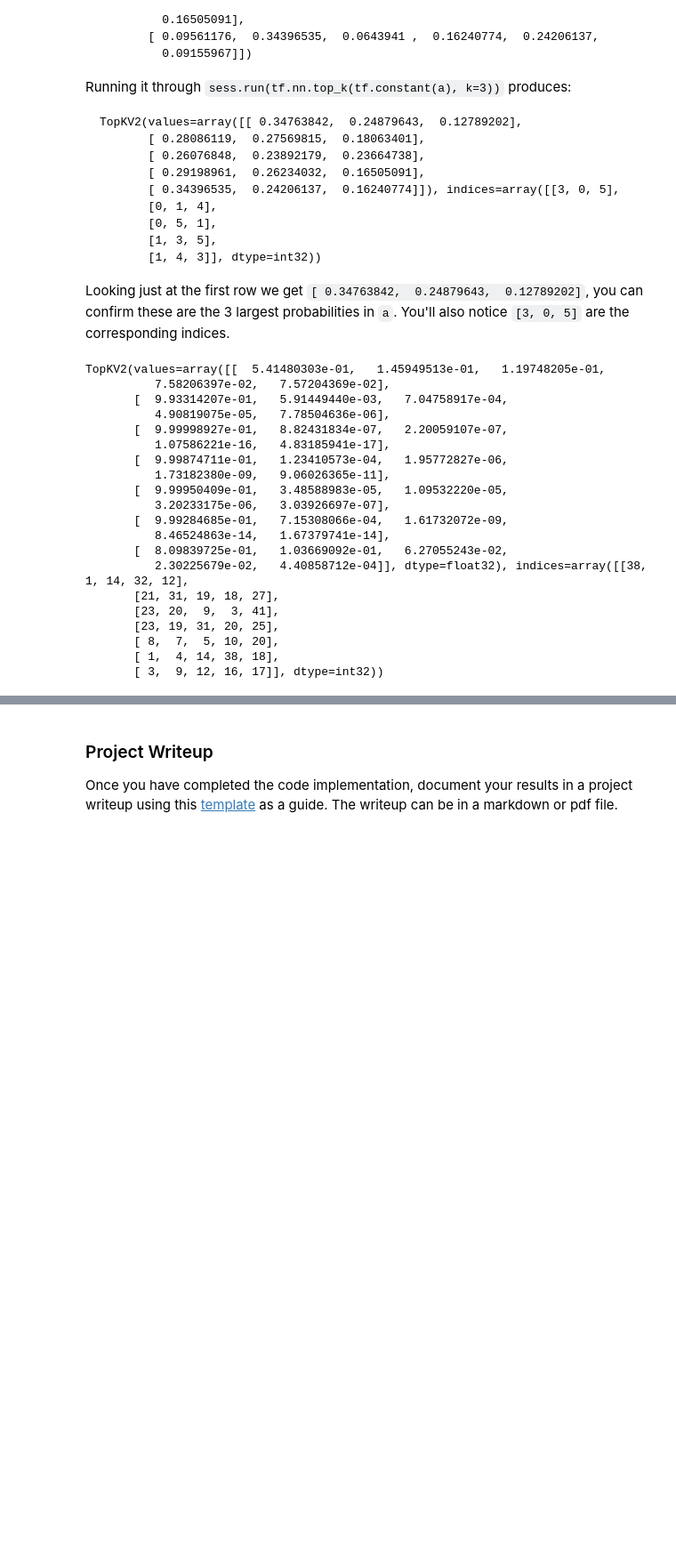
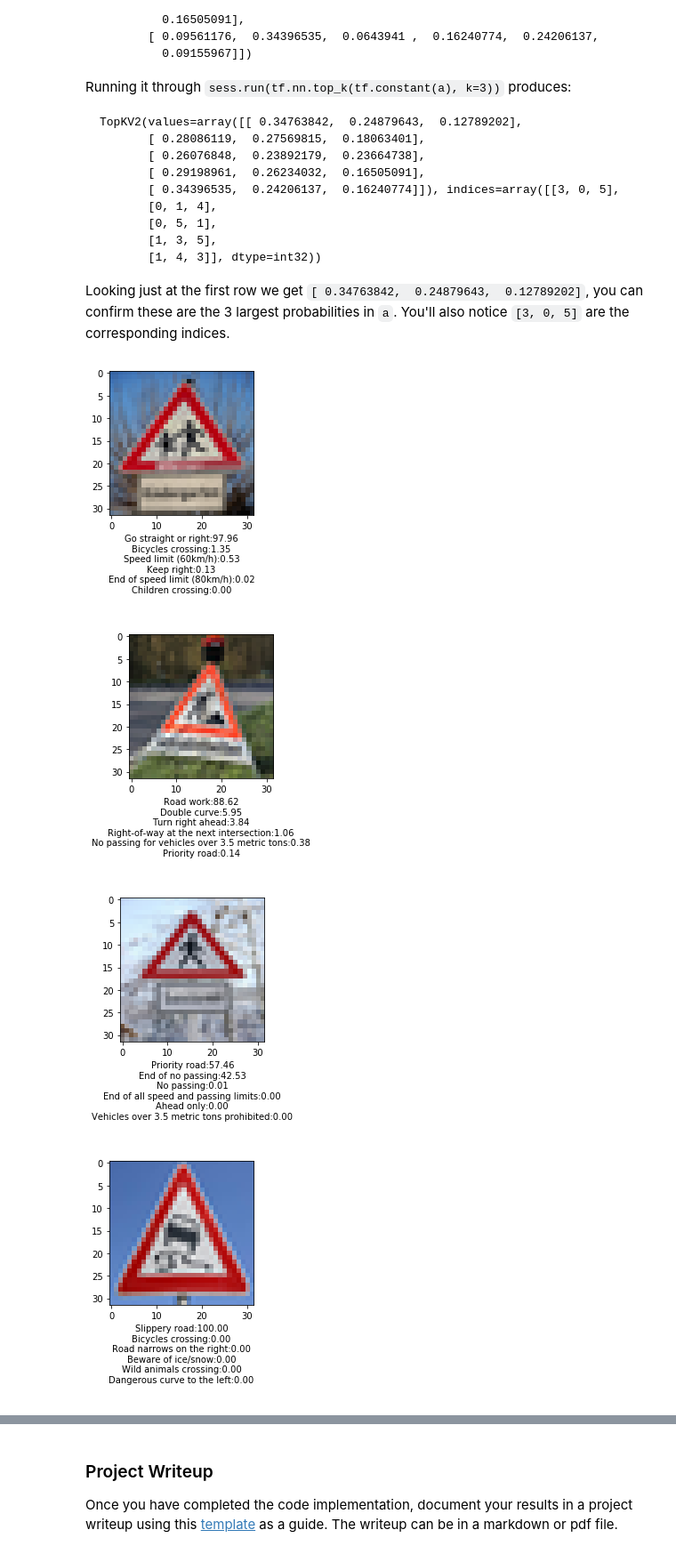
Before and after one commit to abhishek-ramkumar90/CarND-German-Traffic-Sign-Classifier-Project, a Jupyter notebook: Traffic_Sign_Classifier.ipynb, the cells around one changed output, grey strips where cells are left out. Shown: that part at 89% size. Saved outputs shown, nothing was run; the diff lists cells and outputs as text; code cells hidden in the pictures; blank space fills up the shorter version.

````diff
--- a/Traffic_Sign_Classifier.ipynb
+++ b/Traffic_Sign_Classifier.ipynb
@@ -520,34 +531,41 @@ TopKV2(values=array([[ 0.34763842,  0.24879643,  0.12789202],
 ```
 
 Looking just at the first row we get `[ 0.34763842,  0.24879643,  0.12789202]`, you can confirm these are the 3 largest probabilities in `a`. You'll also notice `[3, 0, 5]` are the corresponding indices.
+# %%
+def display_accuracy(vals, ids):
+    # Convert top k indices into strings
+    pred = [label_map[id] for id in ids]
+
+
+    String = ''
+    for i in range(6):
+        String += str((pred[i])).strip('\n')+":"+"{0:.2f}".format(vals[i]*100)
+        String +="\n"
+
+
+    return String
 # %%
 ### Print out the top five softmax probabilities for the predictions on the German traffic sign images found on the web.
 ### Feel free to use as many code cells as needed.
 with tf.Graph().as_default(), tf.Session() as sess:
     logits1 = tf.placeholder('float', [None, 43])
     softmax = tf.nn.softmax(logits1)
-    top_5_val = tf.nn.top_k(softmax, k=5)
+    top_6_val,top_6_ids = tf.nn.top_k(softmax, k=6)
 
-    top_5_val = sess.run(top_5_val, feed_dict={logits1: logits})
-    print(top_5_val)
+    top_6_val,top_6_ids = sess.run([top_6_val,top_6_ids], feed_dict={logits1: logits})
+
+
+
+
+
+for i, image in enumerate(images):
+
+    plt.imshow(image)
+    plt.xlabel(display_accuracy(top_6_val[i], top_6_ids[i]))
+    plt.tight_layout()
+    plt.show()
 # %% [output]
-TopKV2(values=array([[  5.41480303e-01,   1.45949513e-01,   1.19748205e-01,
-          7.58206397e-02,   7.57204369e-02],
-       [  9.93314207e-01,   5.91449440e-03,   7.04758917e-04,
-          4.90819075e-05,   7.78504636e-06],
-       [  9.99998927e-01,   8.82431834e-07,   2.20059107e-07,
-          1.07586221e-16,   4.83185941e-17],
-       [  9.99874711e-01,   1.23410573e-04,   1.95772827e-06,
-          1.73182380e-09,   9.06026365e-11],
-       [  9.99950409e-01,   3.48588983e-05,   1.09532220e-05,
-          3.20233175e-06,   3.03926697e-07],
-       [  9.99284685e-01,   7.15308066e-04,   1.61732072e-09,
-          8.46524863e-14,   1.67379741e-14],
-       [  8.09839725e-01,   1.03669092e-01,   6.27055243e-02,
-          2.30225679e-02,   4.40858712e-04]], dtype=float32), indices=array([[38,  1, 14, 32, 12],
-       [21, 31, 19, 18, 27],
-       [23, 20,  9,  3, 41],
-       [23, 19, 31, 20, 25],
-       [ 8,  7,  5, 10, 20],
-       [ 1,  4, 14, 38, 18],
-       [ 3,  9, 12, 16, 17]], dtype=int32))
+[figure, added]
+[figure, added]
+[figure, added]
+[figure, added]
````
Also changed, not shown: parts of 7 cells of this notebook, 1 other file.
